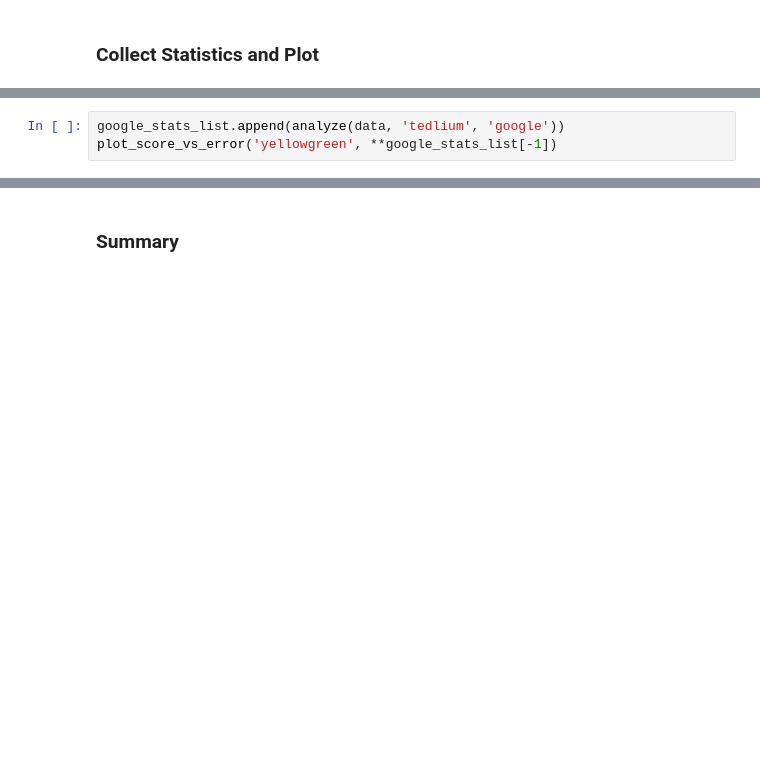
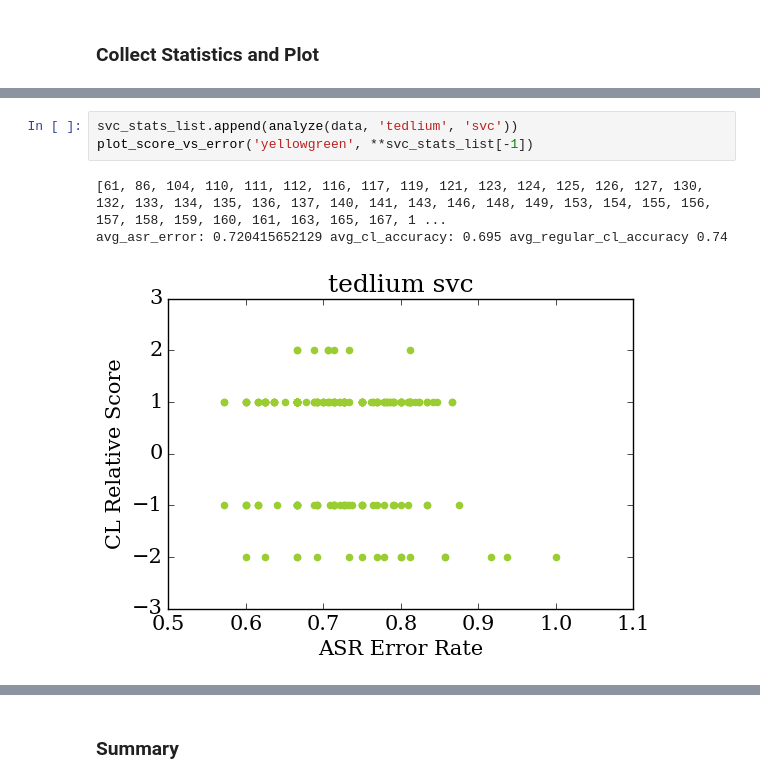
Before and after one commit to yunshengb/research, a Jupyter notebook: exp/asr_cl/analyze.ipynb, the cells around one changed output, grey strips where cells are left out. Cells and saved outputs as stored; diff of their text form; blank space fills up the shorter version.

```diff
--- a/exp/asr_cl/analyze.ipynb
+++ b/exp/asr_cl/analyze.ipynb
@@ -243,4 +287,8 @@ plot_score_vs_error('lightskyblue', **google_stats_list[-1])
 # %%
-google_stats_list.append(analyze(data, 'tedlium', 'google'))
-plot_score_vs_error('yellowgreen', **google_stats_list[-1])
+svc_stats_list.append(analyze(data, 'tedlium', 'svc'))
+plot_score_vs_error('yellowgreen', **svc_stats_list[-1])
+# %% [output]
+[61, 86, 104, 110, 111, 112, 116, 117, 119, 121, 123, 124, 125, 126, 127, 130, 132, 133, 134, 135, 136, 137, 140, 141, 143, 146, 148, 149, 153, 154, 155, 156, 157, 158, 159, 160, 161, 163, 165, 167, 1 ...
+avg_asr_error: 0.720415652129 avg_cl_accuracy: 0.695 avg_regular_cl_accuracy 0.74
+[figure, added]
 # %%
```
Also changed, not shown: parts of 17 cells of this notebook, 5 other files.
